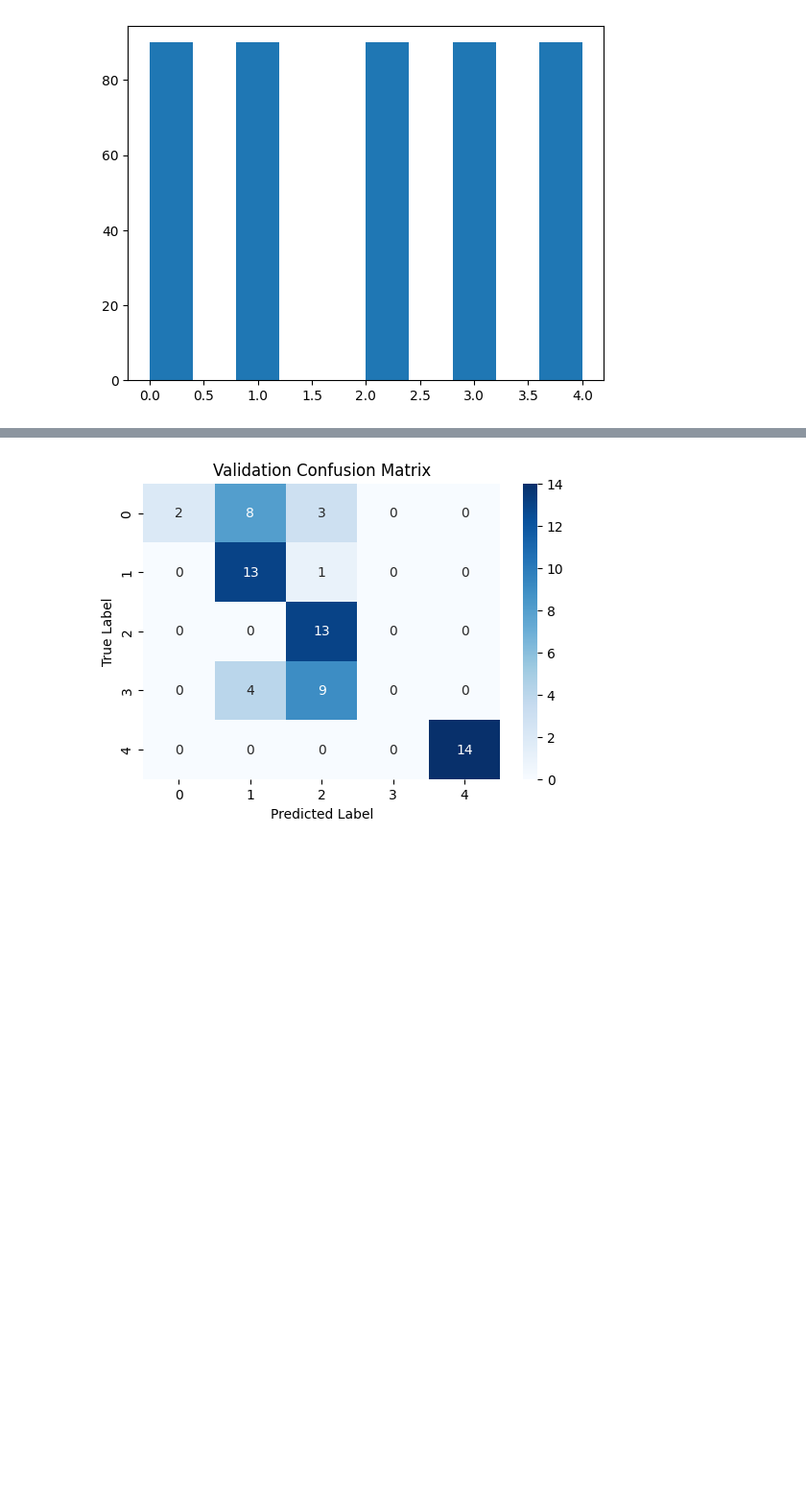
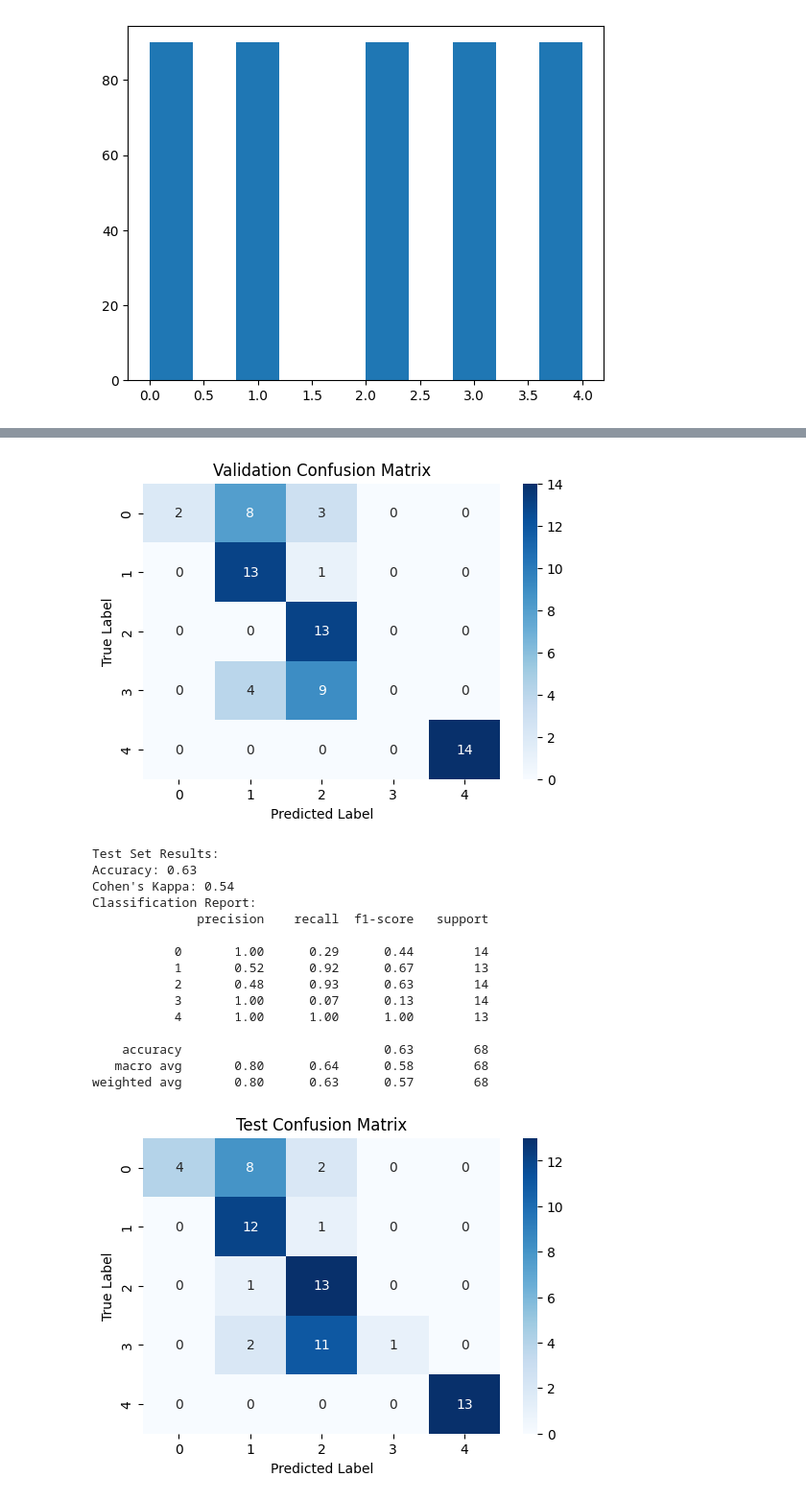
Before and after one commit to CarlosKim94/reflective_writing_LLM_ML_comparison, a Jupyter notebook: ml_ordinal.ipynb, the cells around one changed output, grey strips where cells are left out. Shown: that part at 96% size. Saved outputs shown, nothing was run; the diff lists cells and outputs as text; code cells hidden in the pictures; blank space fills up the shorter version.

Commit message:
add ordinal ml test results

```diff
--- a/ml_ordinal.ipynb
+++ b/ml_ordinal.ipynb
@@ -122,11 +132,11 @@ ordinal_svm.fit(X_train_tfidf, y_train)
 
 # Predictions (round to nearest class)
 ordsvm_y_val_pred = ordinal_svm.predict(X_val_tfidf).round().astype(int)
-# ordsvm_y_test_pred = ordinal_svm.predict(X_test_tfidf).round().astype(int)
+ordsvm_y_test_pred = ordinal_svm.predict(X_test_tfidf).round().astype(int)
 
 # Ensure predictions are within class range
 ordsvm_y_val_pred = np.clip(ordsvm_y_val_pred, np.min(y_train), np.max(y_train))
-# ordsvm_y_test_pred = np.clip(ordsvm_y_test_pred, np.min(y_train), np.max(y_train))
+ordsvm_y_test_pred = np.clip(ordsvm_y_test_pred, np.min(y_train), np.max(y_train))
 
 # Evaludation metrics for validation set
 ordsvm_val_accuracy = accuracy_score(y_val, ordsvm_y_val_pred)
@@ -135,52 +145,68 @@ ordsvm_val_cohen_kappa = cohen_kappa_score(y_val, ordsvm_y_val_pred)
 ordsvm_val_cm = confusion_matrix(y_val, ordsvm_y_val_pred)
 
 # Evaludation metrics for test set
-# ordsvm_test_accuracy = accuracy_score(y_test, ordsvm_y_test_pred)
-# ordsvm_test_class_report = classification_report(y_test, ordsvm_y_test_pred, zero_division=0)
-# ordsvm_test_cohen_kappa = cohen_kappa_score(y_test, ordsvm_y_test_pred)
-# ordsvm_test_cm = confusion_matrix(y_test, ordsvm_y_test_pred)
+ordsvm_test_accuracy = accuracy_score(y_test, ordsvm_y_test_pred)
+ordsvm_test_class_report = classification_report(y_test, ordsvm_y_test_pred, zero_division=0)
+ordsvm_test_cohen_kappa = cohen_kappa_score(y_test, ordsvm_y_test_pred)
+ordsvm_test_cm = confusion_matrix(y_test, ordsvm_y_test_pred)
 
 # Print results
 print("Validation Set Results:")
 print(f"Accuracy: {ordsvm_val_accuracy:.2f}")
 print(f"Cohen's Kappa: {ordsvm_val_cohen_kappa:.2f}")
 print("Classification Report:")
 print(ordsvm_val_class_report)
 plt.figure(figsize=(6,4))
 sns.heatmap(ordsvm_val_cm, annot=True, fmt='d', cmap='Blues', xticklabels=sorted(set(y_val)), yticklabels=sorted(set(y_val)))
 plt.xlabel("Predicted Label")
 plt.ylabel("True Label")
 plt.title("Validation Confusion Matrix")
 plt.show()
 
-# print("\nTest Set Results:")
-# print(f"Accuracy: {ordsvm_test_accuracy:.2f}")
-# print(f"Cohen's Kappa: {ordsvm_test_cohen_kappa:.2f}")
-# print("Classification Report:")
-# print(ordsvm_test_class_report)
-# plt.figure(figsize=(6,4))
-# sns.heatmap(ordsvm_test_cm, annot=True, fmt='d', cmap='Blues', xticklabels=sorted(set(y_test)), yticklabels=sorted(set(y_test)))
-# plt.xlabel("Predicted Label")
-# plt.ylabel("True Label")
-# plt.title("Test Confusion Matrix")
-# plt.show()
+print("\nTest Set Results:")
+print(f"Accuracy: {ordsvm_test_accuracy:.2f}")
+print(f"Cohen's Kappa: {ordsvm_test_cohen_kappa:.2f}")
+print("Classification Report:")
+print(ordsvm_test_class_report)
+plt.figure(figsize=(6,4))
+sns.heatmap(ordsvm_test_cm, annot=True, fmt='d', cmap='Blues', xticklabels=sorted(set(y_test)), yticklabels=sorted(set(y_test)))
+plt.xlabel("Predicted Label")
+plt.ylabel("True Label")
+plt.title("Test Confusion Matrix")
+plt.show()
 # %% [output]
 Validation Set Results:
 Accuracy: 0.63
 Cohen's Kappa: 0.53
 Classification Report:
               precision    recall  f1-score   support
 
            0       1.00      0.15      0.27        13
            1       0.52      0.93      0.67        14
            2       0.50      1.00      0.67        13
            3       0.00      0.00      0.00        13
            4       1.00      1.00      1.00        14
 
     accuracy                           0.63        67
    macro avg       0.60      0.62      0.52        67
 weighted avg       0.61      0.63      0.53        67
 [figure]
+Test Set Results:
+Accuracy: 0.63
+Cohen's Kappa: 0.54
+Classification Report:
+              precision    recall  f1-score   support
+
+           0       1.00      0.29      0.44        14
+           1       0.52      0.92      0.67        13
+           2       0.48      0.93      0.63        14
+           3       1.00      0.07      0.13        14
+           4       1.00      1.00      1.00        13
+
+    accuracy                           0.63        68
+   macro avg       0.80      0.64      0.58        68
+weighted avg       0.80      0.63      0.57        68
+[figure, added]
 # %%
 # Get unique ordinal levels
 unique_classes = sorted(y_train.unique())
```
Also changed, not shown: parts of 3 cells of this notebook.
